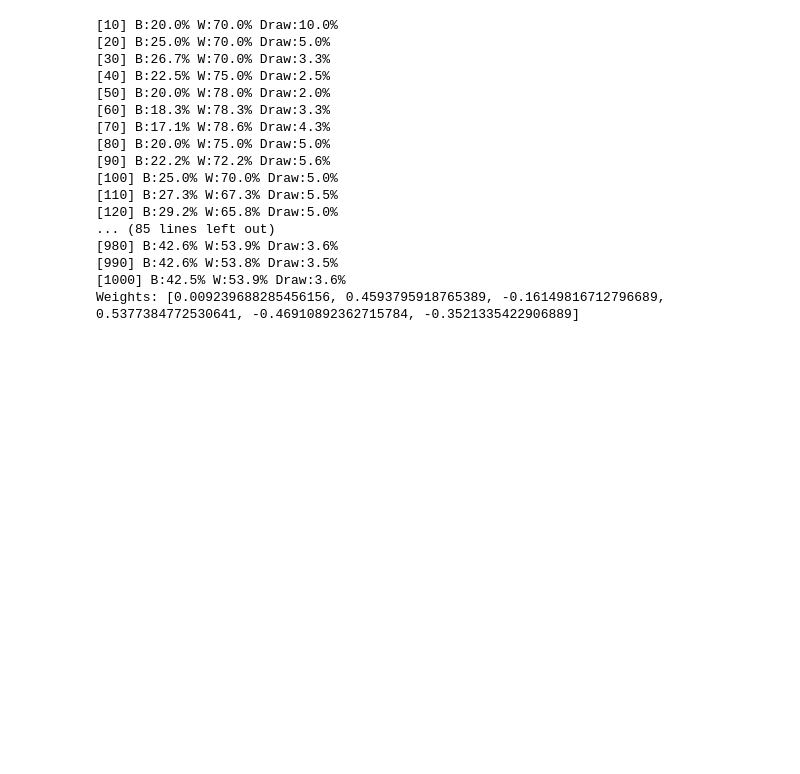
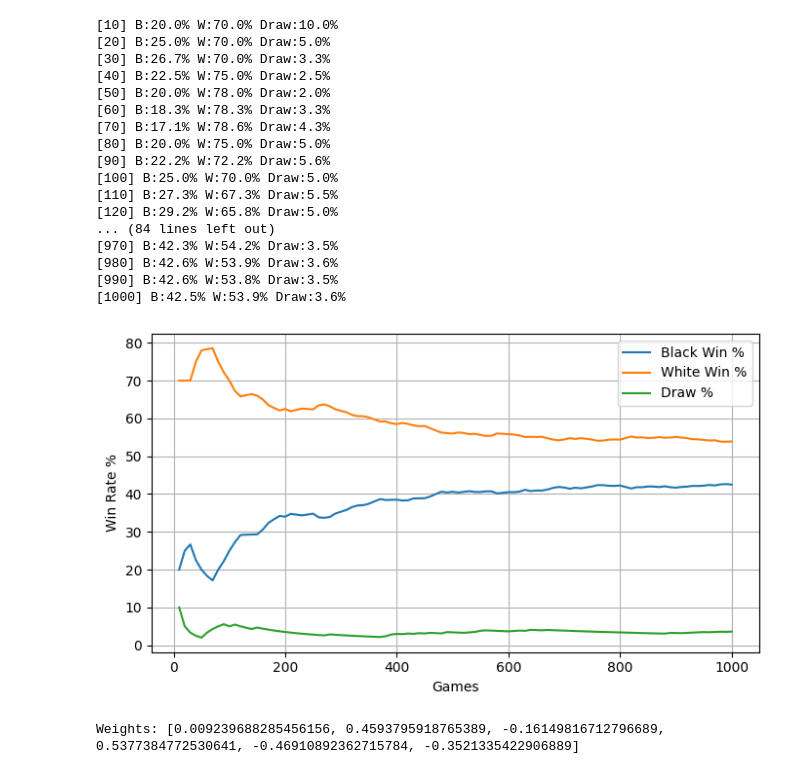
Before and after one commit to mori-318/Othello-Web-app-with-RL, a Jupyter notebook: rl_agent/training_agent.ipynb, the cells around one changed output. Saved outputs shown, nothing was run; the diff lists cells and outputs as text; code cells hidden in the pictures; blank space fills up the shorter version.

```diff
--- a/rl_agent/training_agent.ipynb
+++ b/rl_agent/training_agent.ipynb
@@ -326,24 +417,27 @@ def play_match(V: LinearValue, eps=0.0, games=50, seed=1):
     print(f"vs greedy self  ({games} games): B={res[BLACK]} W={res[WHITE]} D={res[0]}")
     return res
 # %%
-V = train(num_games=1000, alpha=0.02, eps=0.2, seed=42)
+V, train_history = train(num_games=1000, alpha=0.02, eps=0.2, seed=42)
+plot_train_history(train_history)
 print(f"Weights: {V.w}")
 # %% [output]
 [10] B:20.0% W:70.0% Draw:10.0%
 [20] B:25.0% W:70.0% Draw:5.0%
 [30] B:26.7% W:70.0% Draw:3.3%
 [40] B:22.5% W:75.0% Draw:2.5%
 [50] B:20.0% W:78.0% Draw:2.0%
 [60] B:18.3% W:78.3% Draw:3.3%
 [70] B:17.1% W:78.6% Draw:4.3%
 [80] B:20.0% W:75.0% Draw:5.0%
 [90] B:22.2% W:72.2% Draw:5.6%
 [100] B:25.0% W:70.0% Draw:5.0%
 [110] B:27.3% W:67.3% Draw:5.5%
 [120] B:29.2% W:65.8% Draw:5.0%
-... (85 lines left out)
+... (84 lines left out)
+[970] B:42.3% W:54.2% Draw:3.5%
 [980] B:42.6% W:53.9% Draw:3.6%
 [990] B:42.6% W:53.8% Draw:3.5%
 [1000] B:42.5% W:53.9% Draw:3.6%
-Weights: [0.009239688285456156, 0.4593795918765389, -0.16149816712796689, 0.5377384772530641, -0.46910892362715784, -0.3521335422906889]
+[figure, added]
+Weights: [0.009239688285456156, 0.4593795918765389, -0.16149816712796689, 0.5377384772530641, -0.46910892362715784, -0.3521335422906889]
 # %%
```
Also changed, not shown: parts of 3 cells of this notebook.
